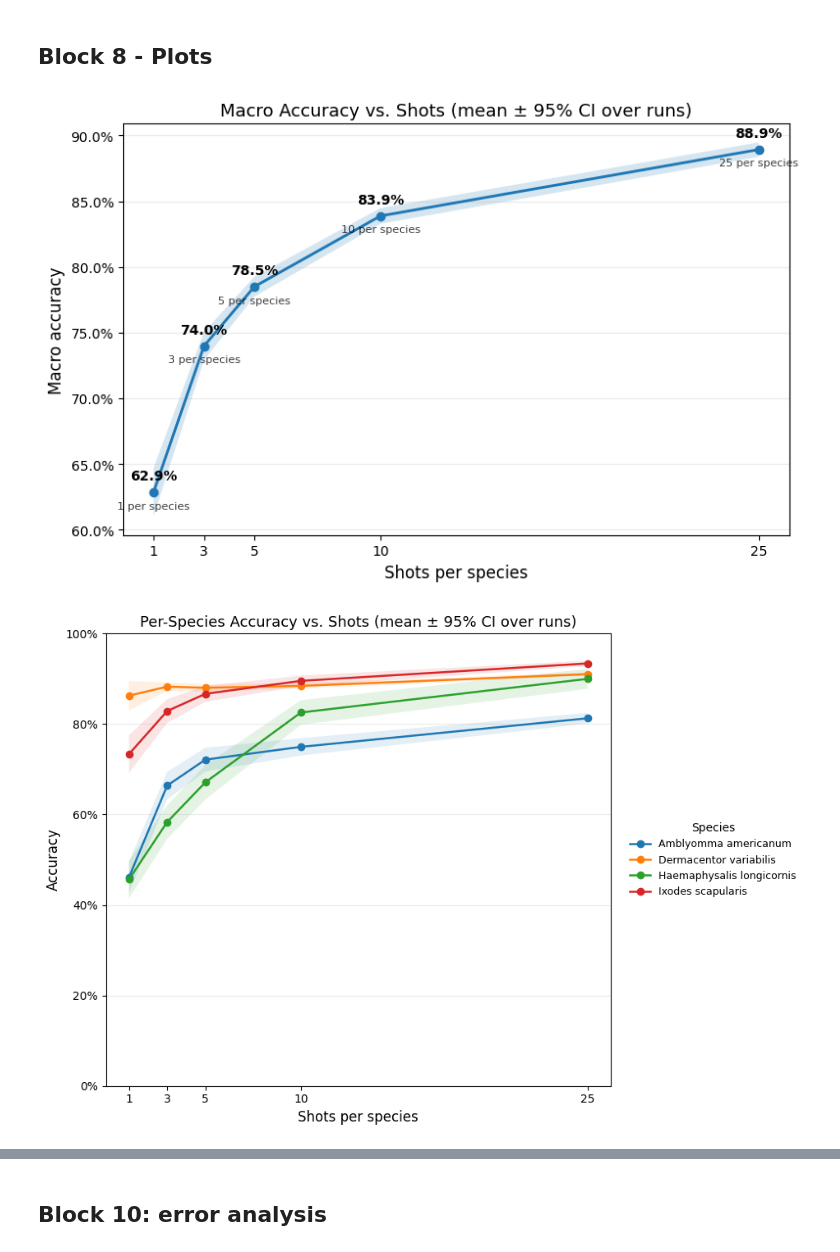
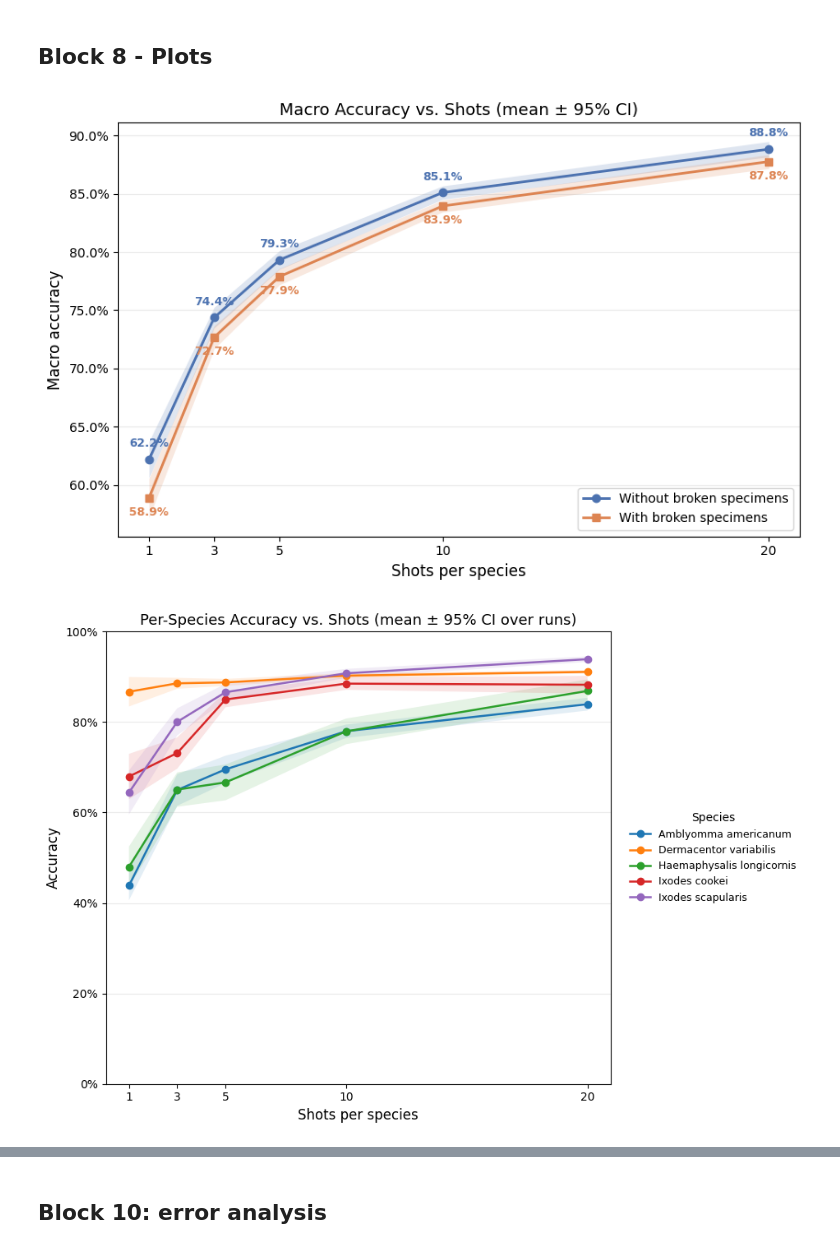
Before and after one commit to jjivandas/tick_classification_project, a Jupyter notebook: notebooks/03_finetuning_svm_new.ipynb, the cells around one changed output, grey strips where cells are left out. Drawn from its saved outputs; the diff is of its cells as text; code cells hidden in the pictures.

```diff
--- a/notebooks/03_finetuning_svm_new.ipynb
+++ b/notebooks/03_finetuning_svm_new.ipynb
@@ -35,11 +35,11 @@ CLASS_NAMES = paths['processed_dir'] / 'class_names_no_ixodes.json'   # species
 DATA        = paths['processed_dir'] / 'final_data_no_ixodes.json'    # records: image_path, true_label, sample_id, view
 
 # ---- experiment knobs (global conventions we agreed) ----
-SHOTS      = [1, 3, 5, 10, 25]   # K values to sweep
+SHOTS      = [1, 3, 5, 10, 20]   # K values to sweep
 RUNS       = 100             # number of Monte Carlo runs per shots level
 BASE_SEED  = 42              # base for deterministic seed derivation
 BAND       = "sd"            # "sd"
-MIN_TOTAL  = 30              # species must have >=30 individuals
+MIN_TOTAL  = 25              # species must have >=30 individuals
 
 # ---- results locations ----
 # Base results directory from config
@@ -795,47 +985,60 @@ per_species = per_species_summary.copy()
 # %% [markdown]
 ## Block 8 - Plots
 # %%
-# === Block 8 — Visualization: Macro curve + per-species learning curves (CI, annotations, pagination) ===
+# === Block 8 — Visualization: Macro curve (clean vs with-broken overlay) + per-species learning curves ===
 import matplotlib.pyplot as plt
 from matplotlib.ticker import PercentFormatter
 import math
 import numpy as np
 
-# ---------- 1) Macro accuracy with 95% CI ribbon + value annotations ----------
-fig, ax = plt.subplots(figsize=(8.0, 5.2))
+# ---------- 1) Macro accuracy: Clean vs With-Broken overlay ----------
+fig, ax = plt.subplots(figsize=(8.5, 5.5))
 
+COLOR_CLEAN  = "#4C72B0"   # steel blue
+COLOR_BROKEN = "#DD8452"   # warm orange
+
+# Clean data (without broken specimens)
 x  = agg_shots["shots"].to_numpy()
-y  = agg_shots["mean_macro"].to_numpy()   # 0..1
-ci = agg_shots["ci95_macro"].to_numpy()   # half-width
+y  = agg_shots["mean_macro"].to_numpy()
+ci = agg_shots["ci95_macro"].to_numpy()
 
-ax.plot(x, y, marker="o", linewidth=2.0)
-ax.fill_between(x, y - ci, y + ci, alpha=0.18, linewidth=0)
+ax.plot(x, y, marker="o", linewidth=2.0, color=COLOR_CLEAN, label="Without broken specimens")
+ax.fill_between(x, y - ci, y + ci, alpha=0.18, color=COLOR_CLEAN, linewidth=0)
 
-# Annotate each dot: % above, and "K per species" below
 for xi, yi in zip(x, y):
     ax.annotate(f"{yi*100:.1f}%", (xi, yi),
-                textcoords="offset points", xytext=(0, 9),
-                ha="center", fontsize=10, fontweight="semibold")
-    ax.annotate(f"{int(xi)} per species", (xi, yi),
-                textcoords="offset points", xytext=(0, -12),
-                ha="center", fontsize=8, alpha=0.75)
+                textcoords="offset points", xytext=(0, 10),
+                ha="center", fontsize=9, fontweight="semibold", color=COLOR_CLEAN)
+
+# With broken specimens
+x_wb  = agg_shots_with_broken["shots"].to_numpy()
+y_wb  = agg_shots_with_broken["mean_macro"].to_numpy()
+ci_wb = agg_shots_with_broken["ci95_macro"].to_numpy()
+
+ax.plot(x_wb, y_wb, marker="s", linewidth=2.0, color=COLOR_BROKEN, label="With broken specimens")
+ax.fill_between(x_wb, y_wb - ci_wb, y_wb + ci_wb, alpha=0.18, color=COLOR_BROKEN, linewidth=0)
+
+for xi, yi in zip(x_wb, y_wb):
+    ax.annotate(f"{yi*100:.1f}%", (xi, yi),
+                textcoords="offset points", xytext=(0, -14),
+                ha="center", fontsize=9, fontweight="semibold", color=COLOR_BROKEN)
 
 ax.yaxis.set_major_formatter(PercentFormatter(1.0))
 ax.set_xlabel("Shots per species", fontsize=12)
 ax.set_ylabel("Macro accuracy", fontsize=12)
-ax.set_title("Macro Accuracy vs. Shots (mean ± 95% CI over runs)", fontsize=13)
+ax.set_title("Macro Accuracy vs. Shots (mean ± 95% CI)", fontsize=13)
 ax.set_xticks(x)
 ax.grid(True, axis="y", alpha=0.25)
+ax.legend(fontsize=10, loc="lower right")
 plt.tight_layout()
 
 if SAVE_PLOTS:
-    out = PLOTS_DIR / "macro_accuracy_curve.png"
+    out = PLOTS_DIR / "macro_accuracy_comparison.png"
     plt.savefig(out, dpi=200)
     print(f"[PLOT] saved {out}")
 plt.show()
 
 # ---------- 2) Per-species learning curves (95% CI, sorted, paginated) ----------
-# We'll sort species by accuracy at the largest K to highlight easy ↔ hard taxa
 K_max = int(np.max(per_species_summary["shots"]))
 lastK = (per_species_summary.query("shots == @K_max")
          .sort_values("acc_mean", ascending=False)["species"].tolist())
@@ -843,7 +1046,6 @@ lastK = (per_species_summary.query("shots == @K_max")
 species_order = lastK
 shots_grid = np.sort(per_species_summary["shots"].unique())
 
-# Pagination so legends don't explode; 10–12 species per page is comfy for talks
 SPEC_PER_PAGE = 12
 num_pages = math.ceil(len(species_order) / SPEC_PER_PAGE)
 
@@ -858,36 +1060,34 @@ for page in range(num_pages):
         g = (g.set_index("shots")
                .reindex(shots_grid)
                .reset_index())
         y  = g["acc_mean"].to_numpy()
         ci = g["acc_ci95"].to_numpy()
         ax.plot(shots_grid, y, marker="o", linewidth=1.8, label=sp)
-        # CI ribbon (nan-safe)
         lo = (y - ci); hi = (y + ci)
         ax.fill_between(shots_grid, lo, hi, alpha=0.12, linewidth=0)
 
     ax.yaxis.set_major_formatter(PercentFormatter(1.0))
     ax.set_xticks(shots_grid)
     ax.set_ylim(0, 1.0)
     ax.set_xlabel("Shots per species", fontsize=12)
     ax.set_ylabel("Accuracy", fontsize=12)
     ttl = "Per-Species Accuracy vs. Shots (mean ± 95% CI over runs)"
     if num_pages > 1:
         ttl += f"  —  page {page+1}/{num_pages}"
     ax.set_title(ttl, fontsize=13)
     ax.grid(True, axis="y", alpha=0.25)
 
-    # Put legend outside; scroll-proof in slides
     leg = ax.legend(title="Species", loc="center left", bbox_to_anchor=(1.02, 0.5),
                     frameon=False, fontsize=9, title_fontsize=10)
     plt.tight_layout()
 
     if SAVE_PLOTS:
         out = PLOTS_DIR / f"species_learning_curves_page{page+1:02d}.png"
         plt.savefig(out, dpi=200, bbox_inches="tight")
         print(f"[PLOT] saved {out}")
     plt.show()
 # %% [output]
-[figure, old version]
+[figure, new version]
-[figure, old version]
+[figure, new version]
 # %%
 # === Block 9A — Row-normalized mean confusion per K (averaged over runs) ===
```
Also changed, not shown: parts of 12 cells of this notebook, 53 other files.
